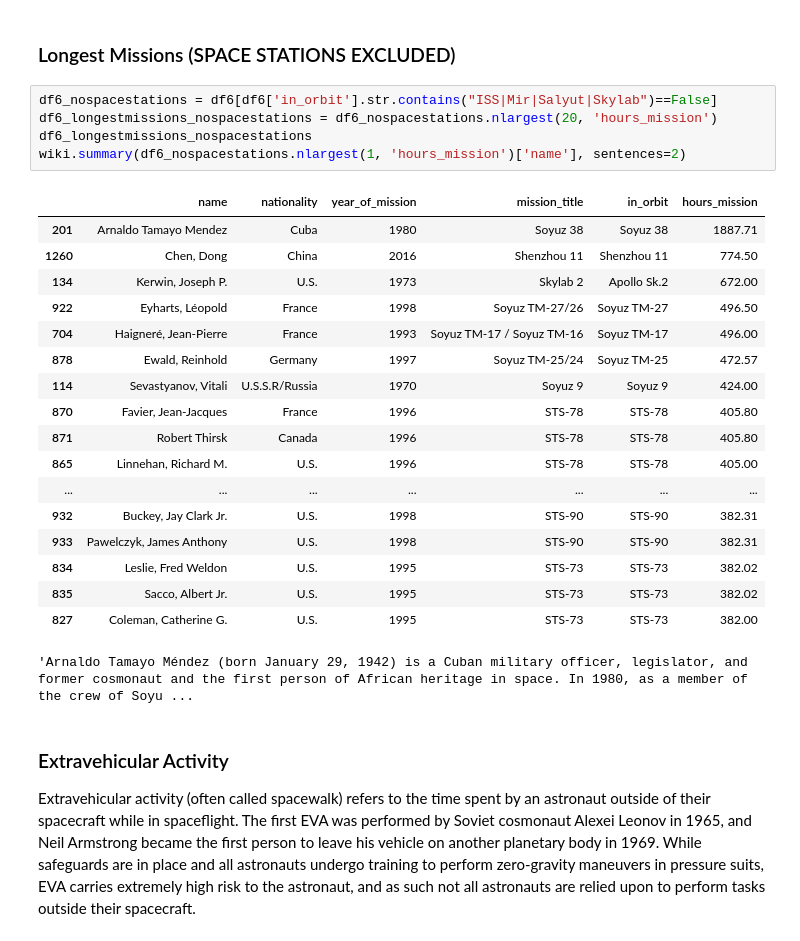
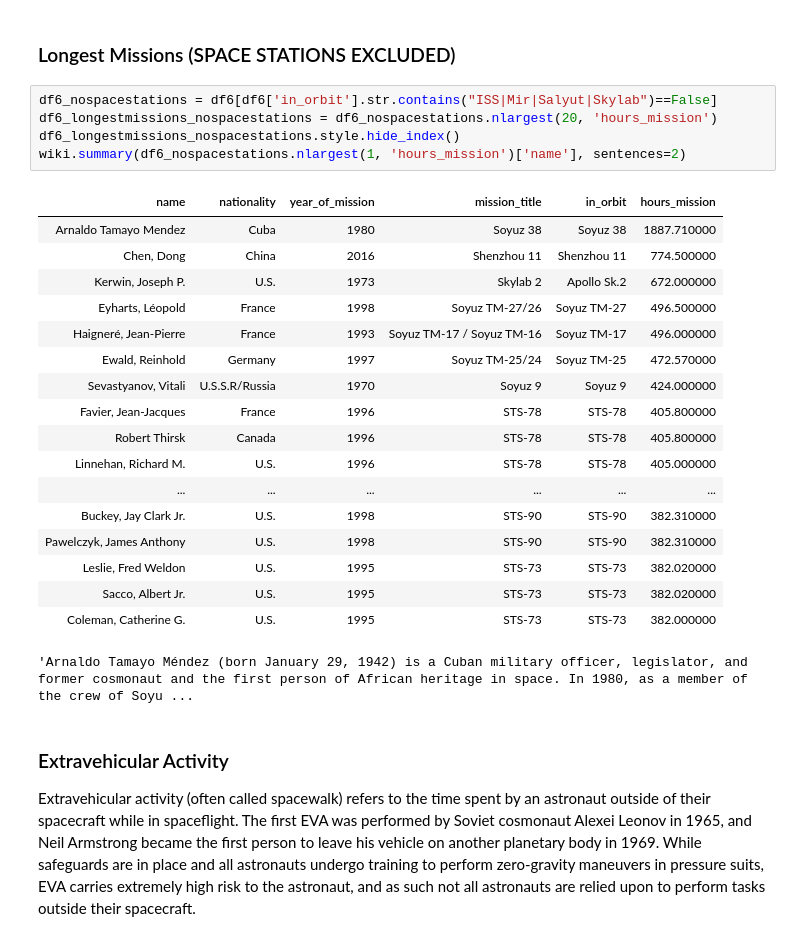
Before and after one commit to itak365/international_astronaut_db, a Jupyter notebook: astronauts_stats.ipynb, the cells around one changed output. Saved outputs shown, nothing was run; the diff lists cells and outputs as text.

```diff
--- a/astronauts_stats.ipynb
+++ b/astronauts_stats.ipynb
@@ -254,26 +255,26 @@ wiki.summary(df6.nlargest(1, 'hours_mission')['name'], sentences=2)
 # %%
 df6_nospacestations = df6[df6['in_orbit'].str.contains("ISS|Mir|Salyut|Skylab")==False]
 df6_longestmissions_nospacestations = df6_nospacestations.nlargest(20, 'hours_mission')
-df6_longestmissions_nospacestations
+df6_longestmissions_nospacestations.style.hide_index()
 wiki.summary(df6_nospacestations.nlargest(1, 'hours_mission')['name'], sentences=2)
 # %% [output]
-|  | name | nationality | year_of_mission | mission_title | in_orbit | hours_mission |
-| 201 | Arnaldo Tamayo Mendez | Cuba | 1980 | Soyuz 38 | Soyuz 38 | 1887.71 |
-| 1260 | Chen, Dong | China | 2016 | Shenzhou 11 | Shenzhou 11 | 774.50 |
-| 134 | Kerwin, Joseph P. | U.S. | 1973 | Skylab 2 | Apollo Sk.2 | 672.00 |
-| 922 | Eyharts, Léopold | France | 1998 | Soyuz TM-27/26 | Soyuz TM-27 | 496.50 |
-| 704 | Haigneré, Jean-Pierre | France | 1993 | Soyuz TM-17 / Soyuz TM-16 | Soyuz TM-17 | 496.00 |
-| 878 | Ewald, Reinhold | Germany | 1997 | Soyuz TM-25/24 | Soyuz TM-25 | 472.57 |
-| 114 | Sevastyanov, Vitali | U.S.S.R/Russia | 1970 | Soyuz 9 | Soyuz 9 | 424.00 |
-| 870 | Favier, Jean-Jacques | France | 1996 | STS-78 | STS-78 | 405.80 |
-| 871 | Robert Thirsk | Canada | 1996 | STS-78 | STS-78 | 405.80 |
-| 865 | Linnehan, Richard M. | U.S. | 1996 | STS-78 | STS-78 | 405.00 |
-| ... | ... | ... | ... | ... | ... | ... |
-| 932 | Buckey, Jay Clark Jr. | U.S. | 1998 | STS-90 | STS-90 | 382.31 |
-| 933 | Pawelczyk, James Anthony | U.S. | 1998 | STS-90 | STS-90 | 382.31 |
-| 834 | Leslie, Fred Weldon | U.S. | 1995 | STS-73 | STS-73 | 382.02 |
-| 835 | Sacco, Albert Jr. | U.S. | 1995 | STS-73 | STS-73 | 382.02 |
-| 827 | Coleman, Catherine G. | U.S. | 1995 | STS-73 | STS-73 | 382.00 |
+| name | nationality | year_of_mission | mission_title | in_orbit | hours_mission |
+| Arnaldo Tamayo Mendez | Cuba | 1980 | Soyuz 38 | Soyuz 38 | 1887.710000 |
+| Chen, Dong | China | 2016 | Shenzhou 11 | Shenzhou 11 | 774.500000 |
+| Kerwin, Joseph P. | U.S. | 1973 | Skylab 2 | Apollo Sk.2 | 672.000000 |
+| Eyharts, Léopold | France | 1998 | Soyuz TM-27/26 | Soyuz TM-27 | 496.500000 |
+| Haigneré, Jean-Pierre | France | 1993 | Soyuz TM-17 / Soyuz TM-16 | Soyuz TM-17 | 496.000000 |
+| Ewald, Reinhold | Germany | 1997 | Soyuz TM-25/24 | Soyuz TM-25 | 472.570000 |
+| Sevastyanov, Vitali | U.S.S.R/Russia | 1970 | Soyuz 9 | Soyuz 9 | 424.000000 |
+| Favier, Jean-Jacques | France | 1996 | STS-78 | STS-78 | 405.800000 |
+| Robert Thirsk | Canada | 1996 | STS-78 | STS-78 | 405.800000 |
+| Linnehan, Richard M. | U.S. | 1996 | STS-78 | STS-78 | 405.000000 |
+| ... | ... | ... | ... | ... | ... |
+| Buckey, Jay Clark Jr. | U.S. | 1998 | STS-90 | STS-90 | 382.310000 |
+| Pawelczyk, James Anthony | U.S. | 1998 | STS-90 | STS-90 | 382.310000 |
+| Leslie, Fred Weldon | U.S. | 1995 | STS-73 | STS-73 | 382.020000 |
+| Sacco, Albert Jr. | U.S. | 1995 | STS-73 | STS-73 | 382.020000 |
+| Coleman, Catherine G. | U.S. | 1995 | STS-73 | STS-73 | 382.000000 |
 'Arnaldo Tamayo Méndez (born January 29, 1942) is a Cuban military officer, legislator, and former cosmonaut and the first person of African heritage in space. In 1980, as a member of the crew of Soyu ...
 # %% [markdown]
 ### Extravehicular Activity
```
Also changed, not shown: parts of 10 cells of this notebook.
